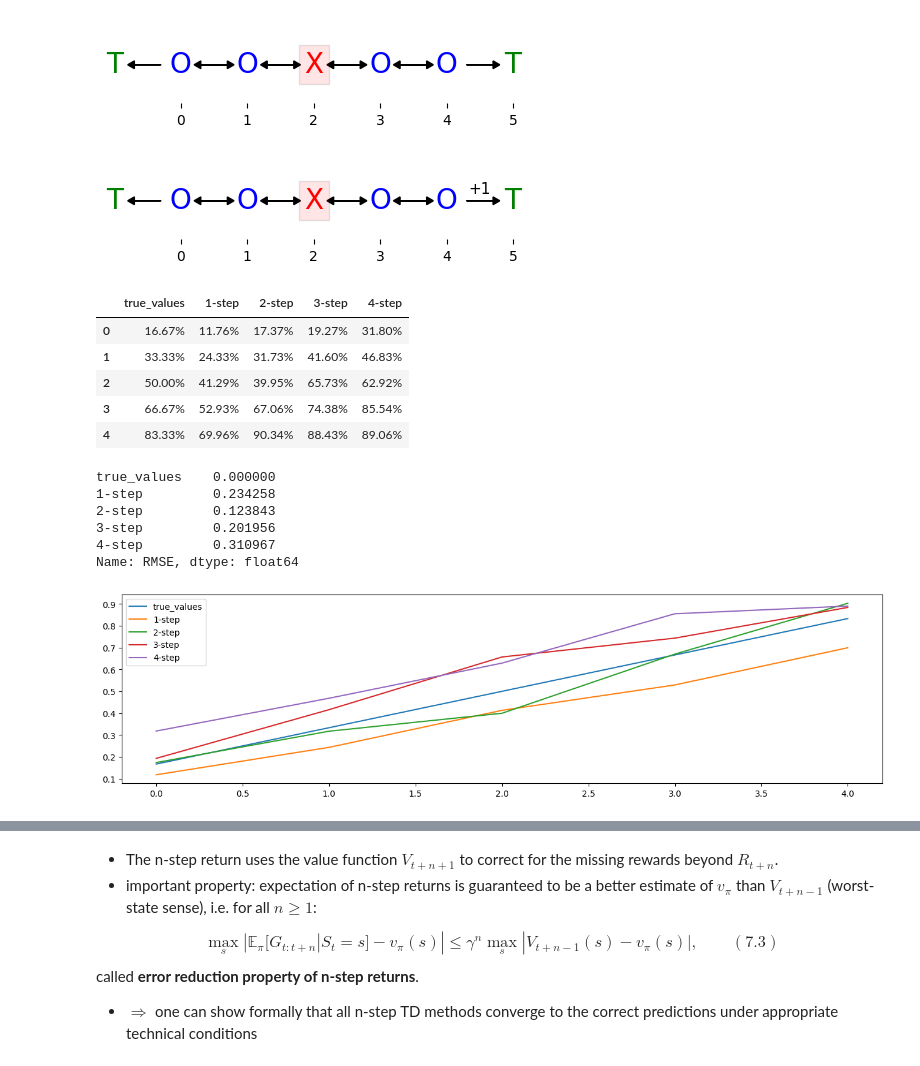
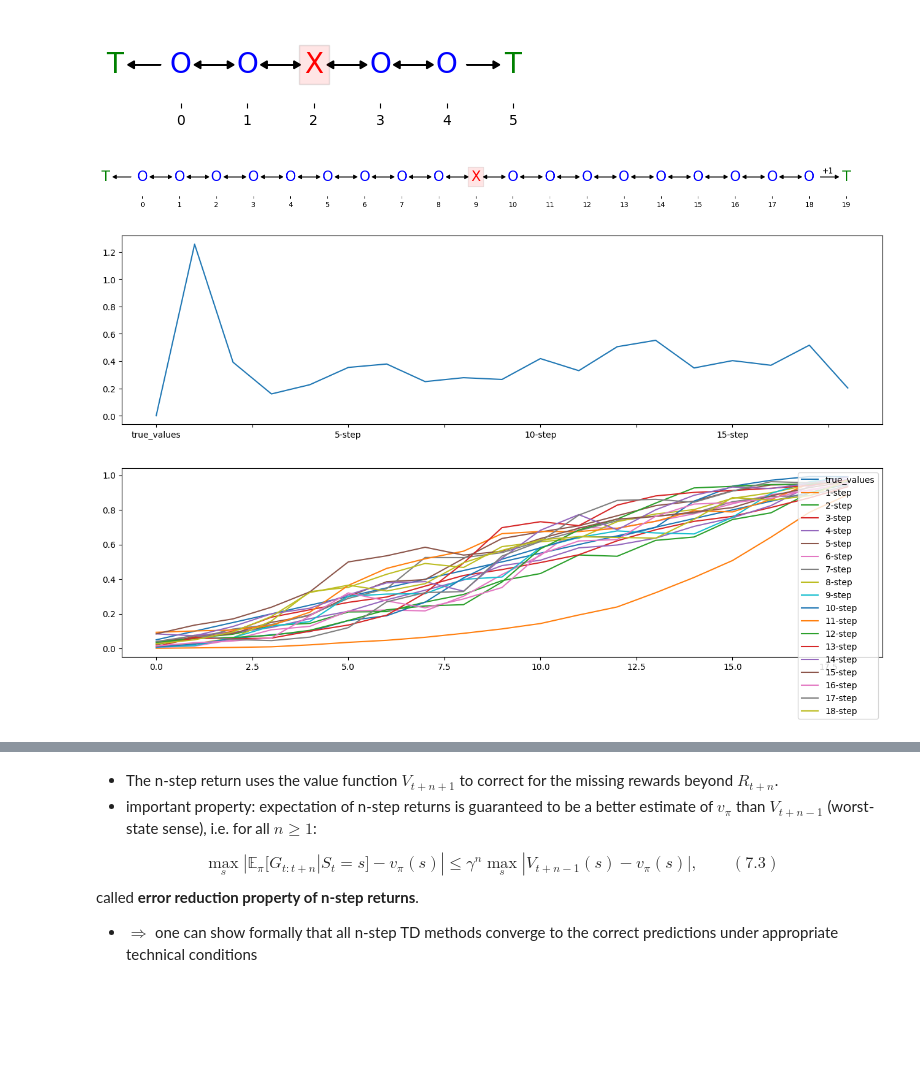
Before and after one commit to berkando/readings, a Jupyter notebook: reinforcement_learning_an_introduction/chapter7/7. n-step Bootstrapping.ipynb, the cells around one changed output, grey strips where cells are left out. Cells and saved outputs as stored; diff of their text form; code cells hidden in the pictures; blank space fills up the shorter version.

Commit message:
more states

```diff
--- a/reinforcement_learning_an_introduction/chapter7/7. n-step Bootstrapping.ipynb
+++ b/reinforcement_learning_an_introduction/chapter7/7. n-step Bootstrapping.ipynb
@@ -153,49 +153,39 @@ def standard_n_step_td(policy, env, n, alpha, gamma, num_episodes):
 n = 3
 alpha = 0.1
 gamma = 1.0
 num_episodes = 100
-num_non_terminal_states=5
+num_non_terminal_states=19
 start_state = num_non_terminal_states // 2
 rewards = {(num_non_terminal_states - 1, num_non_terminal_states): 1}
 
 # Define a random policy for testing
 def random_policy(state):
     return int(np.random.choice([0, 1]))
 
 env = make('RL/RandomWalk-v0', num_non_terminal_states=num_non_terminal_states, start_state=start_state, rewards=rewards)
 env.reset()
 env.render()
 
-value_functions = { 'true_values': np.array([i / 6 for i in range(1, 6) ]) }
+value_functions = { 'true_values': np.array([i / (num_non_terminal_states+1) for i in range(1, num_non_terminal_states+1) ]) }
 
 for n in range(1, num_non_terminal_states):
     value_function = standard_n_step_td(random_policy, env, n, alpha, gamma, num_episodes)
     value_functions[f"{n}-step"] = value_function
 
 df = pd.DataFrame(value_functions)
 rmse = pd.Series(
     data={
         k : sum((v - value_functions['true_values'])**2)**.5
         for k, v in value_functions.items()
     },
     name='RMSE')
 
-display(df.style.format('{:,.2%}'.format))
-display(rmse)
+rmse.plot(figsize=(16,4))
+plt.show()
 
-df.plot(figsize=(16,4));
+df.plot(figsize=(16,4))
+plt.show()
 # %% [output]
-[figure, old version]
+[figure, new version]
-|  | true_values | 1-step | 2-step | 3-step | 4-step |
-| 0 | 16.67% | 11.76% | 17.37% | 19.27% | 31.80% |
-| 1 | 33.33% | 24.33% | 31.73% | 41.60% | 46.83% |
-| 2 | 50.00% | 41.29% | 39.95% | 65.73% | 62.92% |
-| 3 | 66.67% | 52.93% | 67.06% | 74.38% | 85.54% |
-| 4 | 83.33% | 69.96% | 90.34% | 88.43% | 89.06% |
-true_values    0.000000
-1-step         0.234258
-2-step         0.123843
-3-step         0.201956
-4-step         0.310967
-Name: RMSE, dtype: float64
-[figure, old version]
+[figure, new version]
+[figure, added]
```
Also changed, not shown: parts of 3 cells of this notebook.
